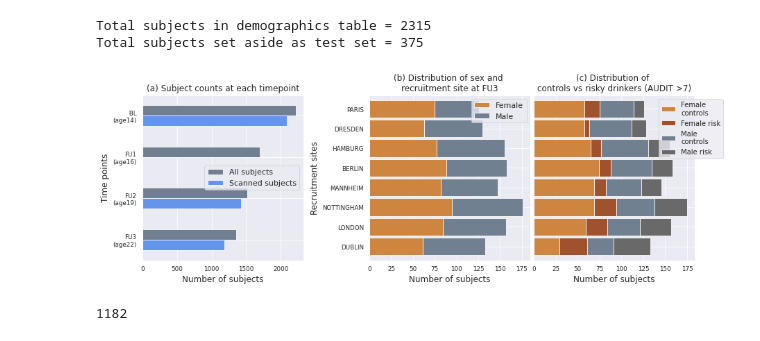
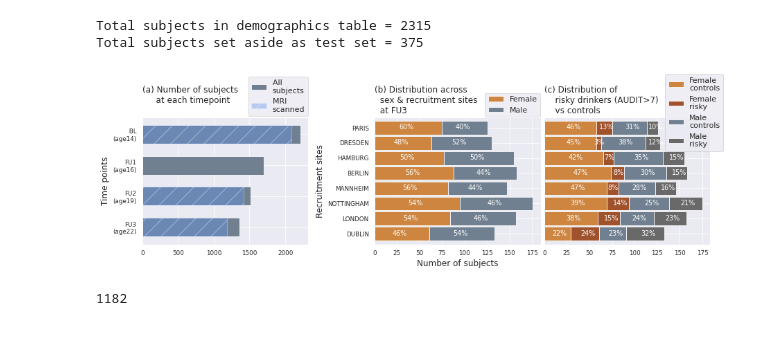
Before and after one commit to RoshanRane/ML_for_IMAGEN, a Jupyter notebook: generate_figures.ipynb, the cells around one changed output. Drawn from its saved outputs; the diff is of its cells as text; code cells hidden in the pictures.

Commit message:
generated figures with Kai's review points

```diff
--- a/generate_figures.ipynb
+++ b/generate_figures.ipynb
@@ -63,33 +66,37 @@ dataset = Imagen()
 from matplotlib.colors import ListedColormap
 
 fontsize = 12
-
-df = pd.concat([dataset.df, dataset.df_holdout])
-
 f,axes = plt.subplots(1,3, figsize=(14,4.5))
 
+##### PLOT 1 #############################################################################################
+axis = axes[0]
+
+# first plot the total count
+all_counts = pd.Series({"FU3\n(age22)":1359, "FU2\n(age19)":1514,
+                        "FU1\n(age16)":1699, " BL\n(age14)":2213}
+                       , name="All \nsubjects")
+all_counts.plot.barh(ax=axis, width=0.6, color = 'slategray')
+
+# then plot the MRI scans as overlay
+df = pd.concat([dataset.df, dataset.df_holdout])
 df_temp = df.filter(regex=("(path_T1w)")).notnull().sum().unstack()
-
-df_temp = df_temp.join(pd.Series({"FU3":1359, "FU2":1514, "FU1":1699, "BL":2213}, name="All subjects"),
-              how='right')
-df_temp = df_temp.rename(columns={"path_T1w":"Scanned subjects"})#, "path_FAsk_DTI":"with DTI data"})
+# add the missing 'FU1' as a dummy row with 0 count
+df_temp.loc['FU1','path_T1w'] = 0
 df_temp.index = df_temp.index.map({
                                     "FU3":"FU3\n(age22)",
                                     "FU2":"FU2\n(age19)",
                                     "FU1":"FU1\n(age16)",
                                     "BL" :" BL\n(age14)",
                                 })
-axis = axes[0]
-df_temp.sort_index(ascending=False).plot.barh(
-    ax=axis,
-    color = ['cornflowerblue', 'slategray'])
-axis.set_title("(a) Subject counts at each timepoint", fontsize=fontsize)
-axis.set_xlabel('Number of subjects', fontsize=fontsize)
+df_temp = df_temp.rename(columns={"path_T1w":"MRI \nscanned"})#, "path_FAsk_DTI":"with DTI data"})
+df_temp.sort_index(ascending=False).plot.barh(ax=axis, width=0.6,
+                                              color='cornflowerblue', hatch="/", alpha=0.4)
+axis.set_title("(a) Number of subjects \n     at each timepoint \n", loc='left', fontsize=fontsize)
+# axis.set_xlabel('Number of subjects', fontsize=fontsize)
 axis.set_ylabel('Time points', fontsize=fontsize)
-handles, labels = axis.get_legend_handles_labels()
-axis.legend(reversed(handles), reversed(labels), fontsize=fontsize-1, loc='center right')
+axis.legend(fontsize=fontsize-1, loc='upper right', bbox_to_anchor=(1.02,1.35))
 
-#################################################################################
+##### PLOT 2 ##############################################################################################
 valid_subs = df["FU3"]["path_T1w"].dropna().index
 
 ##calculate df_audit first for the sort order
@@ -103,60 +110,60 @@ df_audit = df_audit[["sex", "audit_abuse_flag", "site"]].value_counts().unstack(
 sort_order = (df_audit[('M', 1)]/df_audit[('M', 0)]).sort_values(ascending=False).index
 # select the colors for the area
 colors = ['peru', 'sienna',  'slategrey', 'dimgrey'] #'peachpuff', 'lightskyblue',
-labels = ['Female\ncontrols', 'Female risk', 'Male\ncontrols', 'Male risk']
+labels = ['Female\ncontrols', 'Female\nrisky', 'Male\ncontrols', 'Male\nrisky']
 
-
+axis = axes[1]
 df_temp = df["FU3"].loc[valid_subs, ["sex", "site"]].value_counts().unstack().T
 # sort by total subjects
 df_temp = df_temp.loc[sort_order]
 
 df_temp = df_temp.rename(columns={"F":"Female", "M":"Male"})
 df_temp.plot.barh(
-    stacked=True, ax=axes[1], width=0.9,
+    stacked=True, ax=axis, width=0.9,
     color=[colors[0], colors[2]]
 )
-axes[1].set_title("(b) Distribution of sex and \nrecruitment site at FU3", fontsize=fontsize)
-axes[1].set_ylabel('Recruitment sites', fontsize=fontsize)
-axes[1].set_xlabel('Number of subjects', fontsize=fontsize)
-axes[1].legend(loc="upper right", fontsize=fontsize-1)
+axis.set_title("(b) Distribution across \n  sex & recruitment sites \n  at FU3", loc='left', fontsize=fontsize)
+axis.set_ylabel('Recruitment sites', fontsize=fontsize)
+axis.set_xlabel('Number of subjects', fontsize=fontsize)
+axis.legend(fontsize=fontsize-1, loc='upper right', bbox_to_anchor=(1.02,1.22))
 
 # display(df_temp)
+# add the percetage as a text on the bar plot
+for i, (site, row) in enumerate(df_temp.iterrows()):
+    axis.text(row['Female']//2-10, i-.1, "{}%".format(round(row['Female']*100/row.sum())), color='white')
+    axis.text(row['Female']+row['Male']//2-10, i-.1, "{}%".format(round(row['Male']*100/row.sum())), color='white')
+
 axis = axes[2]
 
 df_audit = df_audit.loc[sort_order]
 # display(df_audit)
-df_audit.plot.barh(
-    stacked=True, ax=axis, width=0.9,
-    color=colors)
-# x_vals = np.zeros(shape=len(df_audit))
-# y_vals = np.arange(len(df_audit.index), dtype=float)
-# y_vals[-1] += 0.45
-# y_vals[0] = y_vals[0] - 0.45
+df_audit.plot.barh(stacked=True, ax=axis, width=0.9, color=colors)
 
-# for i, c in enumerate(df_audit):
-#     x_vals_new = df_audit[c]
-#     axis.fill_betweenx(y=y_vals, x1=x_vals, x2=x_vals + x_vals_new,
-#                        color=colors[i], label=labels[i])
-#     x_vals = x_vals + x_vals_new
+# add the percetage as a text on the bar plot
+for i, (site, row) in enumerate(df_audit.iterrows()):
+    axis.text(row['F'][0]//2-5, i-.1, "{}%".format(round(row['F'][0]*100/row.sum())), color='white')
+    axis.text(row['F'][0]+row['F'][1]//2-5, i-.1, "{}%".format(row['F'][1]*100//row.sum()), color='white')
+    axis.text(row['F'].sum()+row['M'][0]//2-5, i-.1, "{}%".format(round(row['M'][0]*100/row.sum())), color='white')
+    axis.text(row['F'].sum()+row['M'][0]+row['M'][1]//2-5, i-.1, "{}%".format(round(row['M'][1]*100/row.sum())), color='white')
 
 # axis.set_xlim(0)
 axis.set_yticklabels([])
 axis.set_ylabel('')
-axis.set_xlabel('Number of subjects', fontsize=fontsize)
-axis.legend(labels=labels, loc="upper right", bbox_to_anchor=(1.2, 1), fontsize=fontsize-2)
-axis.set_title("(c) Distribution of \ncontrols vs risky drinkers (AUDIT >7)", fontsize=fontsize)
+# axis.set_xlabel('Number of subjects', fontsize=fontsize)
+axis.legend(labels=labels, fontsize=fontsize-1, loc='upper right', bbox_to_anchor=(1.1,1.37))
+axis.set_title("(c) Distribution of \n    risky drinkers (AUDIT>7)\n    vs controls", loc='left', fontsize=fontsize)
 
 plt.tight_layout()
 pos = axis.get_position()
 pos_pt = pos.get_points()
 move_by = pos_pt[0][0] - axes[1].get_position().get_points()[1][0]
 pos_pt[:,0] -= move_by - 0.005
 pos.set_points(pos_pt)
 axis.set_position(pos)
 
-f.savefig("figures/imagen_stats.pdf", format='pdf', bbox_inches='tight', pad_inches=0.05)
+f.savefig("figures/imagen_stats.pdf", format='pdf', bbox_inches='tight', pad_inches=0)
 # %% [output]
-[figure, old version]
+[figure, new version]
 # %%
 len(valid_subs)
 # %% [output]
```
Also changed, not shown: parts of 8 cells of this notebook, 5 other files.
